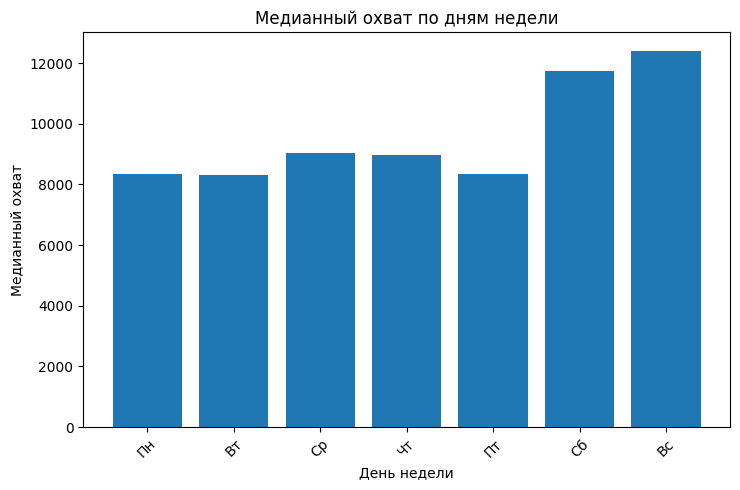
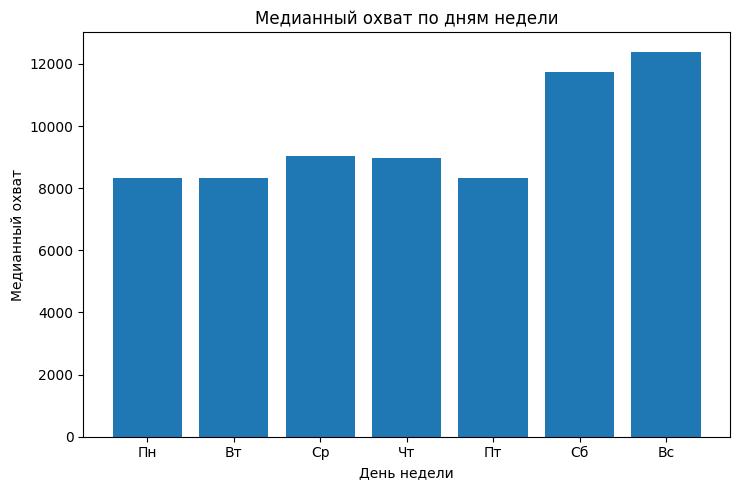
The notebook cell's code change between the first figure and the second:
--- before
+++ after
@@ -8,5 +8,4 @@
 plt.figure(figsize=(7.5, 5))
 plt.bar(median_views_by_weekday["weekday"], median_views_by_weekday["median_views"])
-plt.xticks(rotation=45)
 plt.title("Медианный охват по дням недели")
 plt.xlabel("День недели")

Commit: поправил графики